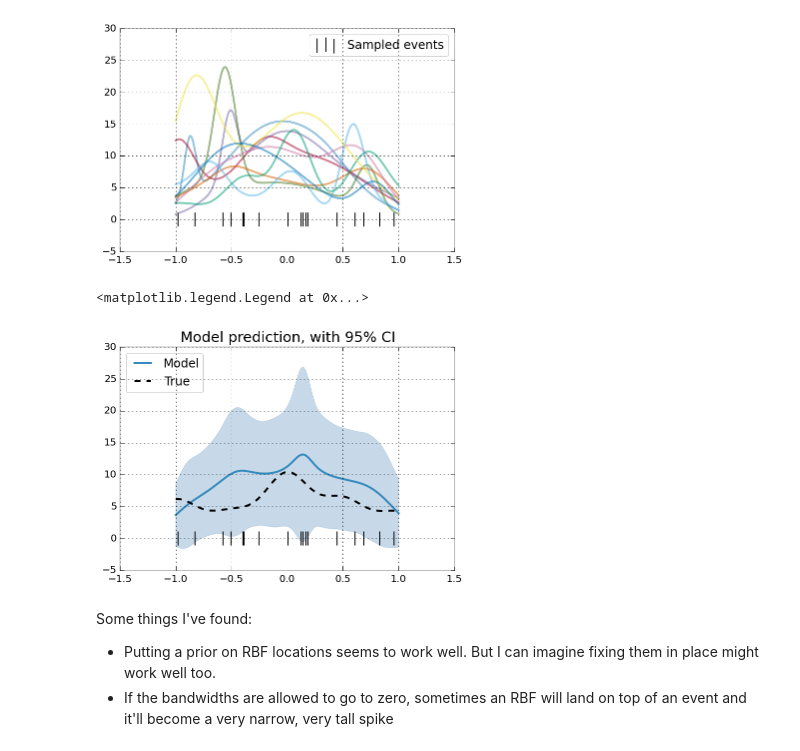
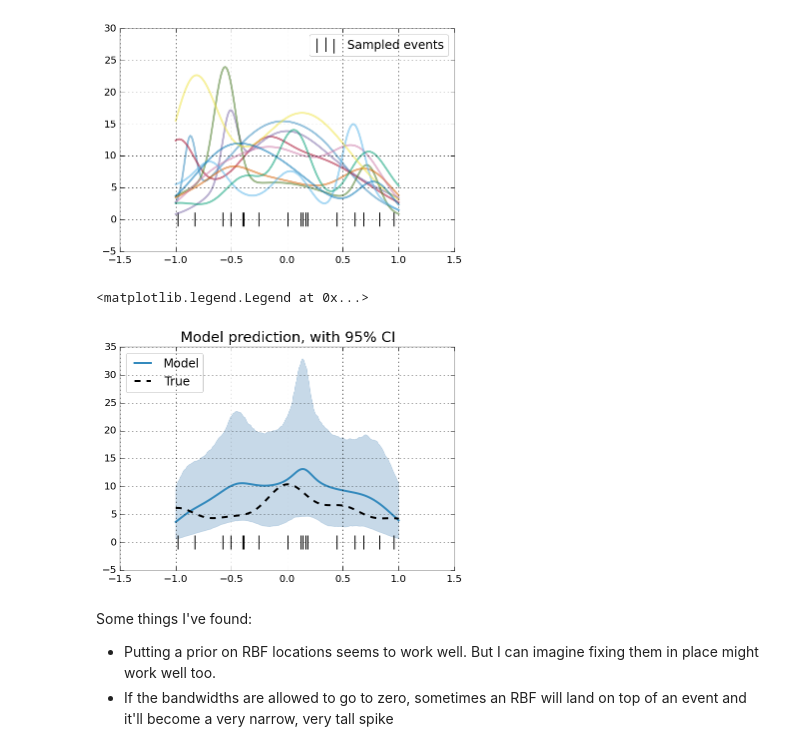
Before and after one commit to mcleonard/wm_paper, a Jupyter notebook: Radial basis poisson process.ipynb, the cells around one changed output. Cells and saved outputs as stored; diff of their text form; code cells hidden in the pictures.

Commit message:
Changed the final plot to have the 95% CI.

```diff
--- a/Radial basis poisson process.ipynb
+++ b/Radial basis poisson process.ipynb
@@ -131,17 +131,17 @@ plt.legend()
 # %%
 realizations = map(lambda w, l, b: realization(x, w, l, b), ws, locs, bws)
 mean_lam = np.mean(realizations, axis=0)
-stds = np.std(realizations, axis=0)
+CI_l, CI_u = np.percentile(realizations, (2.5, 97.5), axis=0)
 
 plt.title('Model prediction, with 95% CI')
 plt.plot(x, mean_lam, label='Model')
-plt.fill_between(x, mean_lam-1.96*stds, mean_lam+1.96*stds, color='steelblue', alpha=0.3)
+plt.fill_between(x, CI_l, CI_u, color='steelblue', alpha=0.3)
 plt.plot(x, true_lam, '--k', label='True')
 plt.scatter(events, np.zeros(N), color='k', marker='|', s=200, linewidths=1)
 plt.legend(loc='upper left')
 # %% [output]
 <matplotlib.legend.Legend at 0x...>
-[figure, old version]
+[figure, new version]
 # %% [markdown]
 Some things I've found:
 * Putting a prior on RBF locations seems to work well. But I can imagine fixing them in place might work well too.
```
